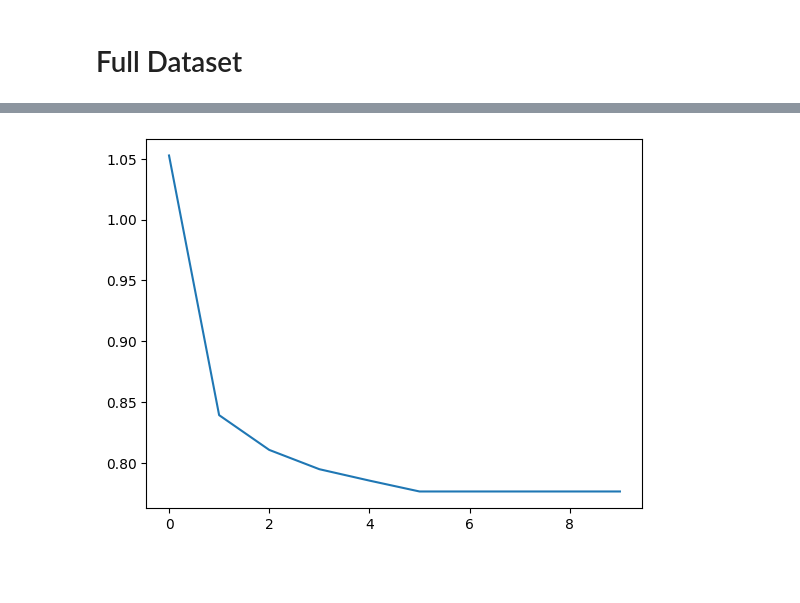
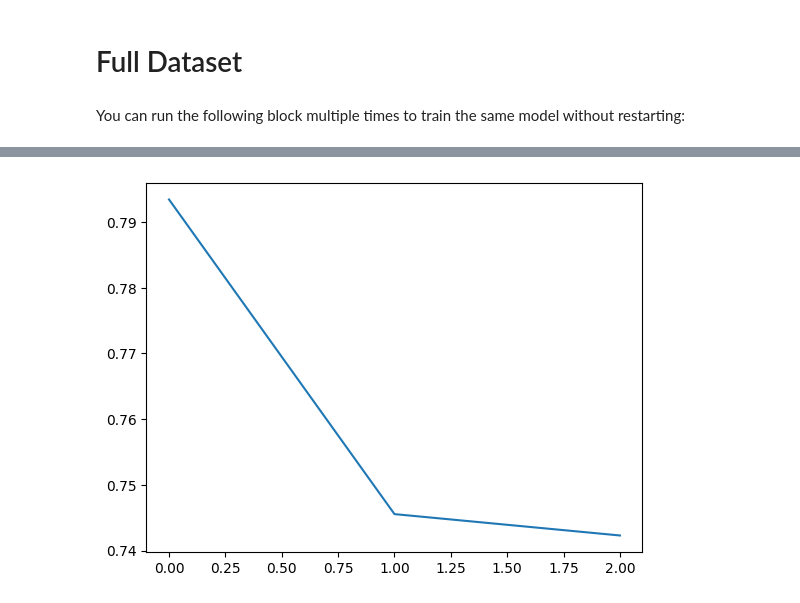
Before and after one commit to necrashter/SaShiMi-796, a Jupyter notebook: SaShiMi-MNIST-Demo.ipynb, the cells around one changed output, grey strips where cells are left out. Cells and saved outputs as stored; diff of their text form; code cells hidden in the pictures; blank space fills up the shorter version.

```diff
--- a/SaShiMi-MNIST-Demo.ipynb
+++ b/SaShiMi-MNIST-Demo.ipynb
@@ -40,11 +42,11 @@ device(type='cuda')
 # %% [markdown]
 # Dataset
 # %%
-# Load dataset
-# Use the smaller test set to train faster
-MNIST_TEST = datasets.MNIST(root='./../datasets', train=False, download=True, transform=transforms.ToTensor())
+# Load datasets
+MNIST_TRAIN = datasets.MNIST(root='./datasets', train=True, download=True, transform=transforms.ToTensor())
+MNIST_TEST = datasets.MNIST(root='./datasets', train=False, download=True, transform=transforms.ToTensor())
 
-dataloader = DataLoader(MNIST_TEST, shuffle=True, batch_size=8)
+dataloader = DataLoader(MNIST_TRAIN, shuffle=True, batch_size=8)
 testloader = DataLoader(MNIST_TEST, shuffle=False, batch_size=1)
 # %% [markdown]
 # Model
@@ -55,9 +57,9 @@ torch.manual_seed(42)
 
 model = SaShiMi(
     input_dim=1,
-    hidden_dim=128,
+    hidden_dim=64,
     output_dim=256,
-    state_dim=256,
+    state_dim=64,
     sequence_length=784,
     block_count=2,
 ).to(device)
@@ -79,6 +83,6 @@ losses = []
 # %%
 model.train()
-for epoch in tqdm(range(100), leave=False):
+for epoch in tqdm(range(200), leave=False):
     train_loss = 0.0
     for img in [overfit_image]:
         # Convert image to a signal with L = 784 and dimension 1
@@ -197,9 +208,9 @@ torch.manual_seed(42)
 
 model = SaShiMi(
     input_dim=1,
-    hidden_dim=128,
+    hidden_dim=64,
     output_dim=256,
-    state_dim=256,
+    state_dim=64,
     sequence_length=784,
     block_count=2,
 ).to(device)
@@ -207,9 +218,11 @@ model = SaShiMi(
 optimizer = torch.optim.Adam(model.parameters(), lr=0.001)
 criterion = torch.nn.CrossEntropyLoss()
 losses = []
+# %% [markdown]
+You can run the following block multiple times to train the same model without restarting:
 # %%
 model.train()
-for epoch in tqdm(range(5), leave=False):
+for epoch in tqdm(range(1), leave=False):
     train_loss = 0.0
     for img, _ in tqdm(dataloader, leave=False):
         # Convert image to a signal with L = 784 and dimension 1
@@ -243,4 +252,4 @@ Epoch 10 loss: 0.7765264351606382
-[figure, old version]
+[figure, new version]
 # %%
 def image_sample(img=None, start=0, maxp=False):
     model.eval()
```
Also changed, not shown: parts of 17 cells of this notebook, 1 other file.
